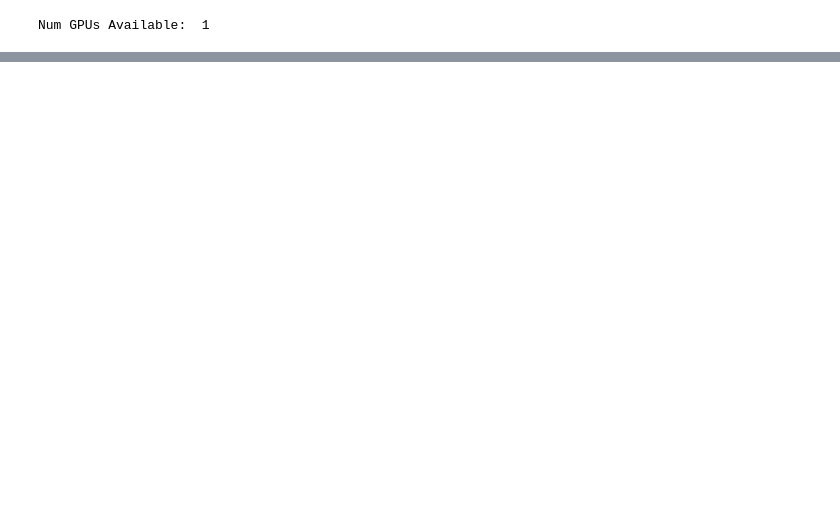
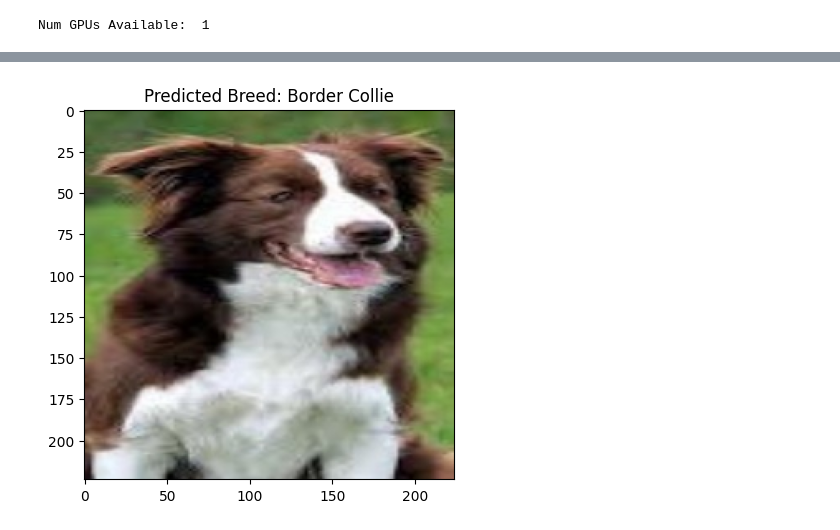
Before and after one commit to Rukun-Aaron/Dog_breeds, a Jupyter notebook: dogs_model.ipynb, the cells around one changed output, grey strips where cells are left out. Drawn from its saved outputs; the diff is of its cells as text; code cells hidden in the pictures; blank space fills up the shorter version.

```diff
--- a/dogs_model.ipynb
+++ b/dogs_model.ipynb
@@ -132,0 +138,9 @@ print(f"Test Accuracy: {test_acc}")
+# %%
+from tensorflow.keras.applications.vgg16 import preprocess_input
+from tensorflow.keras.preprocessing import image
+
+img_path = 'archive\\test\Border Collie\\01.jpg'  # Replace with the path to your new image
+img = image.load_img(img_path, target_size=(224, 224))
+img_array = image.img_to_array(img)
+img_array = np.expand_dims(img_array, axis=0)
+img_array = preprocess_input(img_array)
@@ -132,0 +154,10 @@ print(f"Test Accuracy: {test_acc}")
+# %%
+import matplotlib.pyplot as plt
+import matplotlib.image as mpimg
+
+img = mpimg.imread(img_path)
+plt.imshow(img)
+plt.title(f'Predicted Breed: {predicted_class_label}')
+plt.show()
+# %% [output]
+[figure, added]
```
Also changed, not shown: parts of 15 cells of this notebook.
